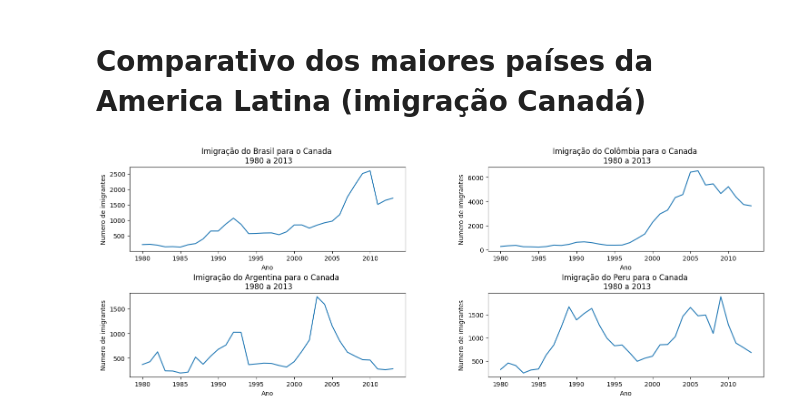
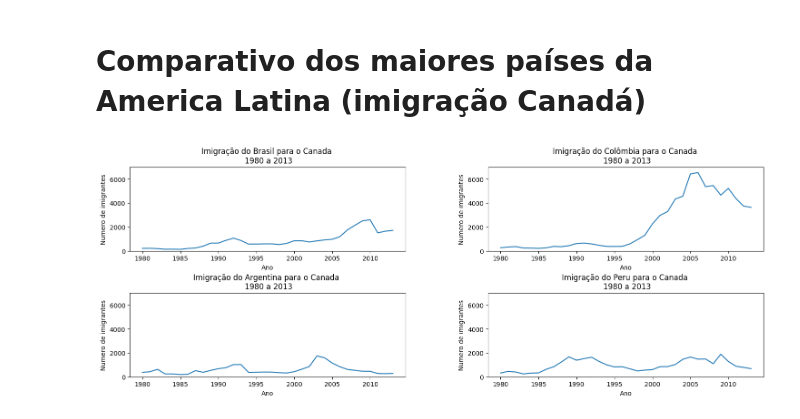
Before and after one commit to ThiagoDFMaia/projeto_final_tarde, a Jupyter notebook: semana_estatistica/aula2.ipynb, the cells around one changed output. Drawn from its saved outputs; the diff is of its cells as text; code cells hidden in the pictures.

```diff
--- a/semana_estatistica/aula2.ipynb
+++ b/semana_estatistica/aula2.ipynb
@@ -348,28 +349,34 @@ axs[1].grid()
 # %%
 fig, axs = plt.subplots(2,2,figsize=(18,6))
 
 axs[0,0].plot(df.loc['Brasil',anos])
 axs[0,0].set_title('Imigração do Brasil para o Canada \n 1980 a 2013')
 
 
 axs[0,1].plot(df.loc['Colômbia',anos])
 axs[0,1].set_title('Imigração do Colômbia para o Canada \n 1980 a 2013')
 
 
 axs[1,0].plot(df.loc['Argentina',anos])
 axs[1,0].set_title('Imigração do Argentina para o Canada \n 1980 a 2013')
 
 axs[1,1].plot(df.loc['Peru',anos])
 axs[1,1].set_title('Imigração do Peru para o Canada \n 1980 a 2013')
 
 for ax in axs.flat:
     ax.xaxis.set_major_locator(plt.MultipleLocator(5)) # insere um intervalo no eixo x de 5 e0 5 no caso
 
 for ax in axs.flat:
     ax.set_xlabel('Ano')
     ax.set_ylabel('Numero de imigrantes')
 
 
 fig.subplots_adjust(hspace=0.5,wspace=0.3)
+
+ymin= 0
+ymax=7000
+# insere limites de 0 a 700 no grafico
+for ax in axs.ravel(): # converte a matriz em um array unidimencional
+    ax.set_ylim(ymin,ymax)
 # %% [output]
-[figure, old version]
+[figure, new version]
```
Also changed, not shown: parts of 12 cells of this notebook, 1 other file.
